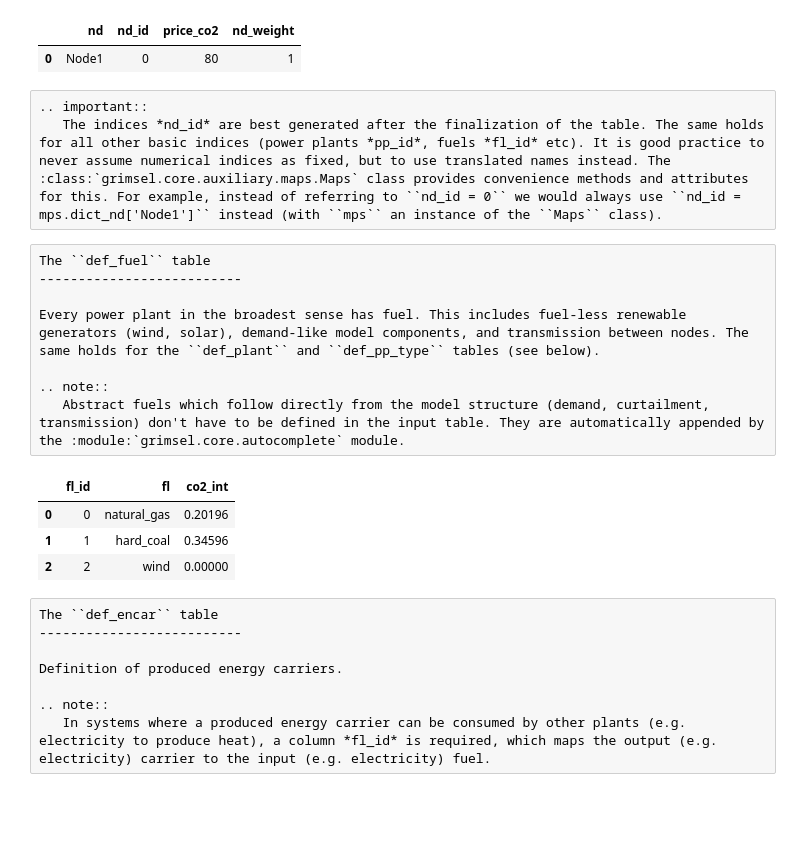
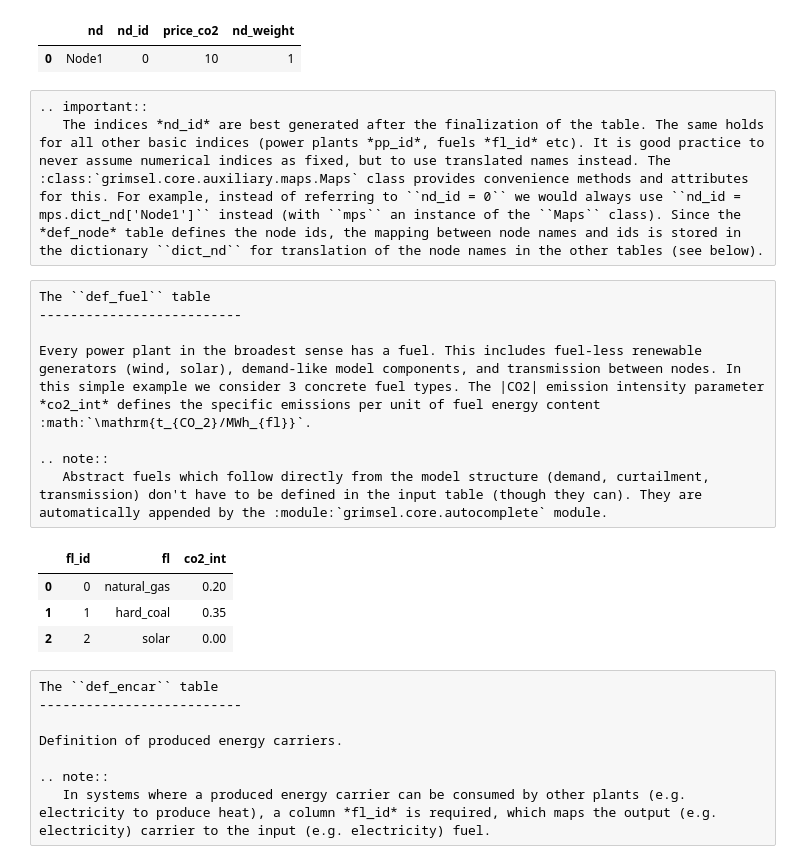
Before and after one commit to mcsoini/grimsel, a Jupyter notebook: notebooks/doc_introductory_example.ipynb, the cells around one changed output. Cells and saved outputs as stored; diff of their text form; code cells hidden in the pictures; blank space fills up the shorter version.

```diff
--- a/notebooks/doc_introductory_example.ipynb
+++ b/notebooks/doc_introductory_example.ipynb
@@ -42,32 +34,35 @@ The ``def_node`` table contains the mapping between *nd_id*s and node names *nd*
 # %%
-df_def_node = pd.DataFrame({'nd': ['Node1'], 'nd_id':[0], 'price_co2': [80], 'nd_weight': [1]})
+df_def_node = pd.DataFrame({'nd': ['Node1'],
+                            'nd_id':[0],
+                            'price_co2': [10],
+                            'nd_weight': [1]})
 dict_nd = df_def_node.set_index('nd').nd_id.to_dict()
 display(df_def_node)
 # %% [output]
 |  | nd | nd_id | price_co2 | nd_weight |
-| 0 | Node1 | 0 | 80 | 1 |
+| 0 | Node1 | 0 | 10 | 1 |
 # %% [raw]
 .. important::
-   The indices *nd_id* are best generated after the finalization of the table. The same holds for all other basic indices (power plants *pp_id*, fuels *fl_id* etc). It is good practice to never assume numerical indices as fixed, but to use translated names instead. The :class:`grimsel.core.auxiliary.maps.Maps` class provides convenience methods and attributes for this. For example, instead of referring to ``nd_id = 0`` we would always use ``nd_id = mps.dict_nd['Node1']`` instead (with ``mps`` an instance of the ``Maps`` class).
+   The indices *nd_id* are best generated after the finalization of the table. The same holds for all other basic indices (power plants *pp_id*, fuels *fl_id* etc). It is good practice to never assume numerical indices as fixed, but to use translated names instead. The :class:`grimsel.core.auxiliary.maps.Maps` class provides convenience methods and attributes for this. For example, instead of referring to ``nd_id = 0`` we would always use ``nd_id = mps.dict_nd['Node1']`` instead (with ``mps`` an instance of the ``Maps`` class). Since the *def_node* table defines the node ids, the mapping between node names and ids is stored in the dictionary ``dict_nd`` for translation of the node names in the other tables (see below).
 # %% [raw]
 The ``def_fuel`` table
 --------------------------
 
-Every power plant in the broadest sense has fuel. This includes fuel-less renewable generators (wind, solar), demand-like model components, and transmission between nodes. The same holds for the ``def_plant`` and ``def_pp_type`` tables (see below).
+Every power plant in the broadest sense has a fuel. This includes fuel-less renewable generators (wind, solar), demand-like model components, and transmission between nodes. In this simple example we consider 3 concrete fuel types. The |CO2| emission intensity parameter *co2_int* defines the specific emissions per unit of fuel energy content :math:`\mathrm{t_{CO_2}/MWh_{fl}}`.
 
 .. note::
-   Abstract fuels which follow directly from the model structure (demand, curtailment, transmission) don't have to be defined in the input table. They are automatically appended by the :module:`grimsel.core.autocomplete` module.
+   Abstract fuels which follow directly from the model structure (demand, curtailment, transmission) don't have to be defined in the input table (though they can). They are automatically appended by the :module:`grimsel.core.autocomplete` module.
 # %%
 df_def_fuel = pd.DataFrame({'fl_id': range(3),
-                            'fl': ['natural_gas', 'hard_coal', 'wind'],
-                            'co2_int': [0.20196, 0.34596, 0]})
+                            'fl': ['natural_gas', 'hard_coal', 'solar'],
+                            'co2_int': [0.20, 0.35, 0]})
 dict_fl = df_def_fuel.set_index('fl').fl_id.to_dict()
 display(df_def_fuel)
 # %% [output]
 |  | fl_id | fl | co2_int |
-| 0 | 0 | natural_gas | 0.20196 |
-| 1 | 1 | hard_coal | 0.34596 |
-| 2 | 2 | wind | 0.00000 |
+| 0 | 0 | natural_gas | 0.20 |
+| 1 | 1 | hard_coal | 0.35 |
+| 2 | 2 | solar | 0.00 |
 # %% [raw]
 The ``def_encar`` table
 --------------------------
```
Also changed, not shown: parts of 64 cells of this notebook, 13 other files.
